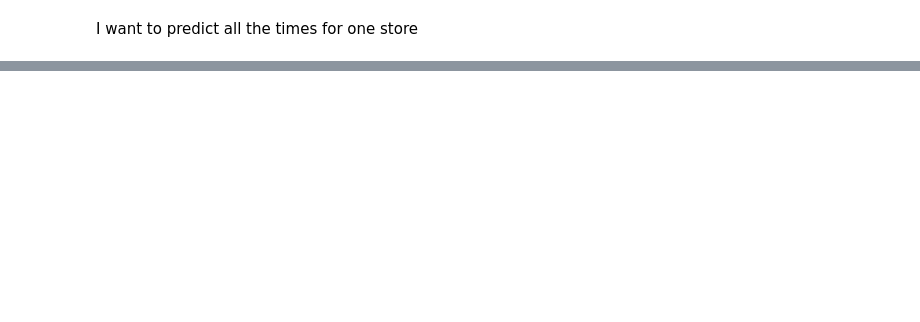
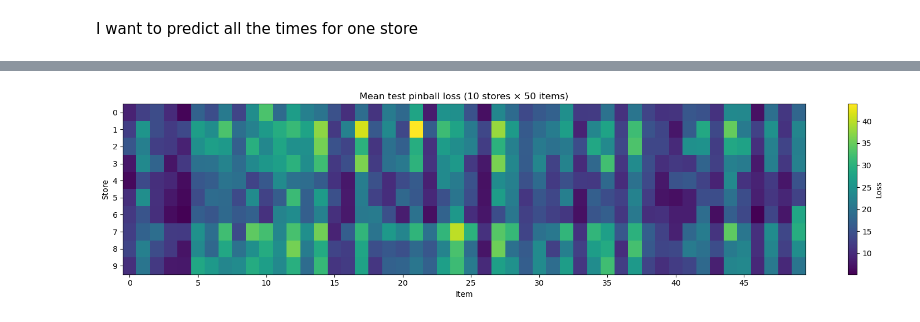
Before and after one commit to normanlrasmussen/Demand_NN, a Jupyter notebook: training/all_test.ipynb, the cells around one changed output, grey strips where cells are left out. Saved outputs shown, nothing was run; the diff lists cells and outputs as text; code cells hidden in the pictures; blank space fills up the shorter version.

```diff
--- a/training/all_test.ipynb
+++ b/training/all_test.ipynb
@@ -89,0 +89,5 @@ plt.show()
+# %%
+test_data = test_loader.dataset.x
+test_y = test_loader.dataset.y
+test_y_hat = net(test_data)
+test_loss_tensor = loss_tensor(test_y_hat, test_y)
@@ -89,0 +98,21 @@ plt.show()
+# %%
+import numpy as np
+
+# Per (store, item) mean pinball loss over test rows; columns are store-major: store_1_item_1…store_1_item_50, …
+loss_per_col = test_loss_tensor.mean(dim=0).detach().cpu().numpy()
+n_stores, n_items = 10, 50
+loss_matrix = loss_per_col.reshape(n_stores, n_items)
+
+fig, ax = plt.subplots(figsize=(16, 4))
+im = ax.imshow(loss_matrix, aspect="auto", cmap="viridis")
+ax.set_xlabel("Item")
+ax.set_ylabel("Store")
+ax.set_title("Mean test pinball loss (10 stores × 50 items)")
+cbar = plt.colorbar(im, ax=ax)
+cbar.set_label("Loss")
+ax.set_xticks(np.arange(0, n_items, 5))
+ax.set_yticks(np.arange(n_stores))
+plt.tight_layout()
+plt.show()
+# %% [output]
+[figure, added]
```
Also changed, not shown: parts of 9 cells of this notebook, 7 other files.
